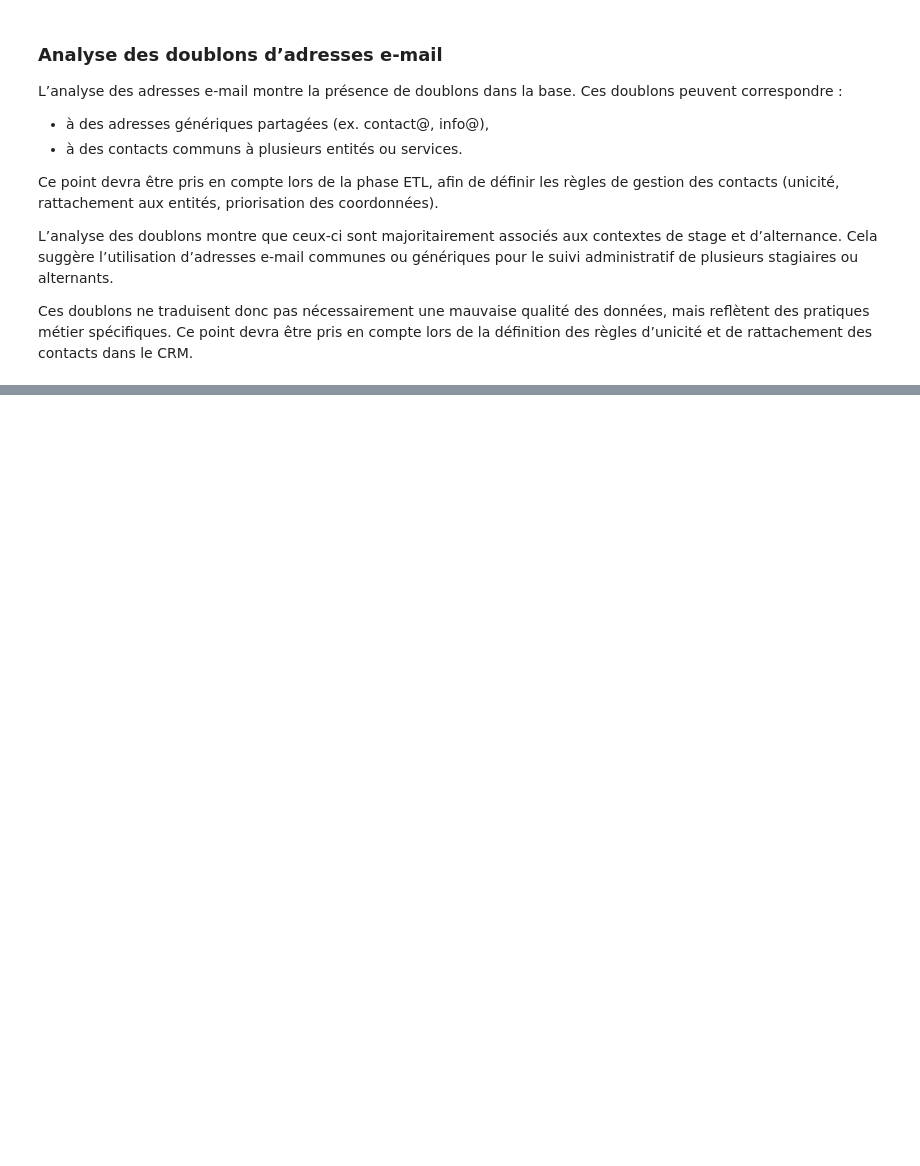
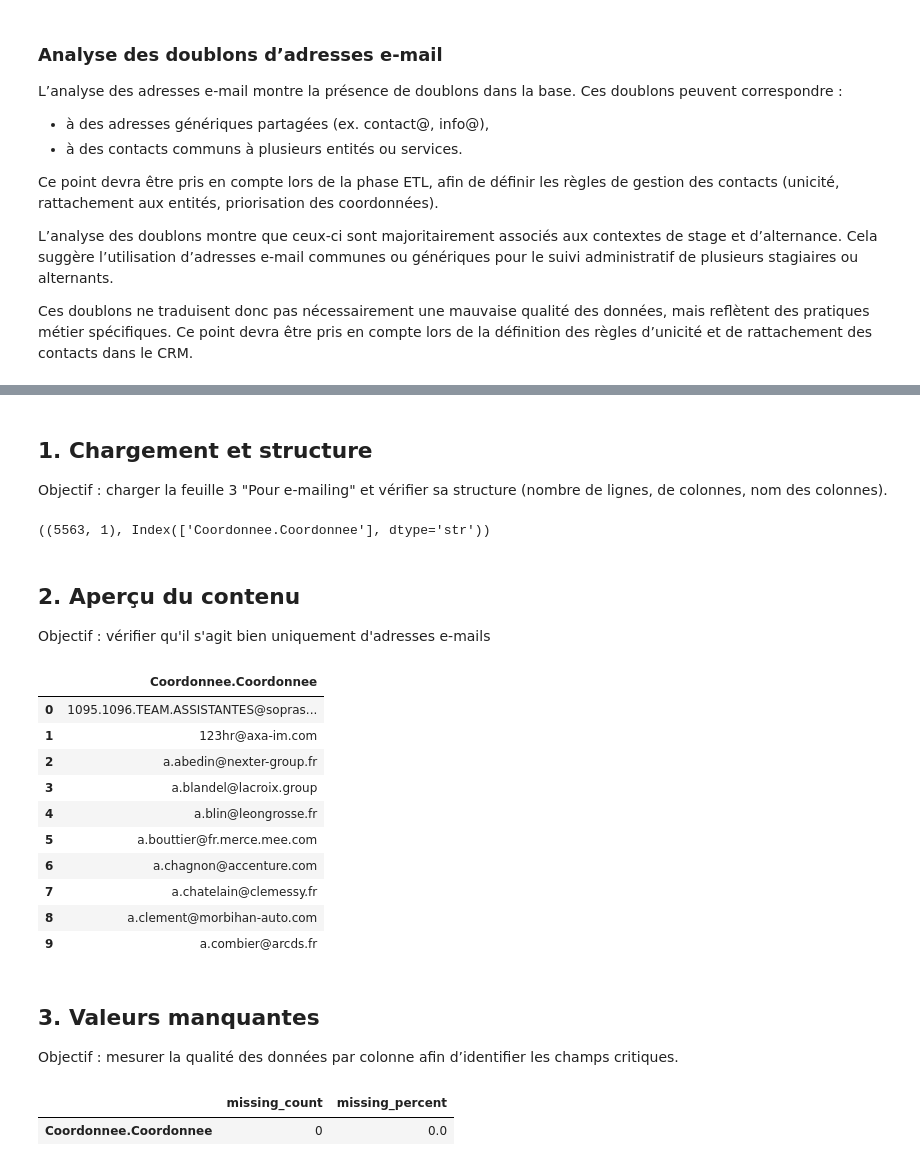
Before and after one commit to lucasHENNEUSE/CRM, a Jupyter notebook: creme_crm/notebooks/01_eda_contacts_2026-01-15.ipynb, the cells around one changed output, grey strips where cells are left out. Saved outputs shown, nothing was run; the diff lists cells and outputs as text; code cells hidden in the pictures; blank space fills up the shorter version.

```diff
--- a/creme_crm/notebooks/01_eda_contacts_2026-01-15.ipynb
+++ b/creme_crm/notebooks/01_eda_contacts_2026-01-15.ipynb
@@ -392,0 +1175,49 @@ Objectif : évaluer la qualité des adresses e-mail afin d’anticiper les règl
+# %% [markdown]
+## 1. Chargement et structure
+
+Objectif : charger la feuille 3 "Pour e-mailing" et vérifier sa structure (nombre de lignes, de colonnes, nom des colonnes).
+# %%
+# # Chargement et structure de la feuille 3 : "Pour e-mailing"
+df_emailing = pd.read_excel(
+    file_path,
+    sheet_name="Pour e-mailing"
+)
+
+df_emailing.shape, df_emailing.columns
+# %% [output]
+((5563, 1), Index(['Coordonnee.Coordonnee'], dtype='str'))
+# %% [markdown]
+## 2. Aperçu du contenu
+
+Objectif : vérifier qu'il s'agit bien uniquement d'adresses e-mails
+# %%
+# Aperçu des premières lignes
+df_emailing.head(10)
+# %% [output]
+|  | Coordonnee.Coordonnee |
+| 0 | 1095.1096.TEAM.ASSISTANTES@sopras... |
+| 1 | 123hr@axa-im.com |
+| 2 | a.abedin@nexter-group.fr |
+| 3 | a.blandel@lacroix.group |
+| 4 | a.blin@leongrosse.fr |
+| 5 | a.bouttier@fr.merce.mee.com |
+| 6 | a.chagnon@accenture.com |
+| 7 | a.chatelain@clemessy.fr |
+| 8 | a.clement@morbihan-auto.com |
+| 9 | a.combier@arcds.fr |
+# %% [markdown]
+## 3. Valeurs manquantes
+
+Objectif : mesurer la qualité des données par colonne afin d’identifier les champs critiques.
+# %%
+# Analyse des valeurs manquantes
+missing_count = df_emailing.isna().sum()
+missing_percent = (df_emailing.isna().mean() * 100).round(2)
+
+pd.DataFrame({
+    "missing_count": missing_count,
+    "missing_percent": missing_percent
+})
+# %% [output]
+|  | missing_count | missing_percent |
+| Coordonnee.Coordonnee | 0 | 0.0 |
```
Also changed, not shown: parts of 75 cells of this notebook, 4 other files.
